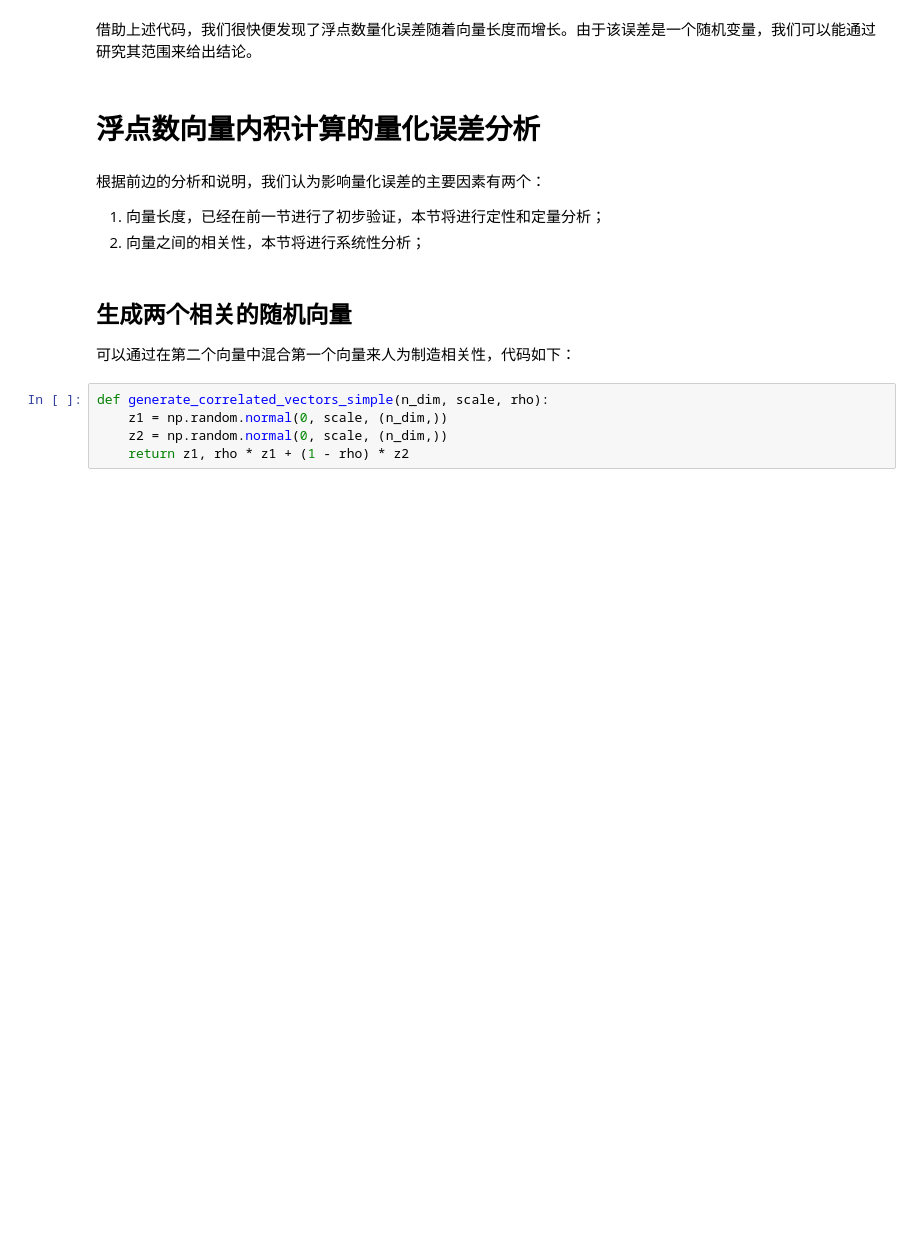
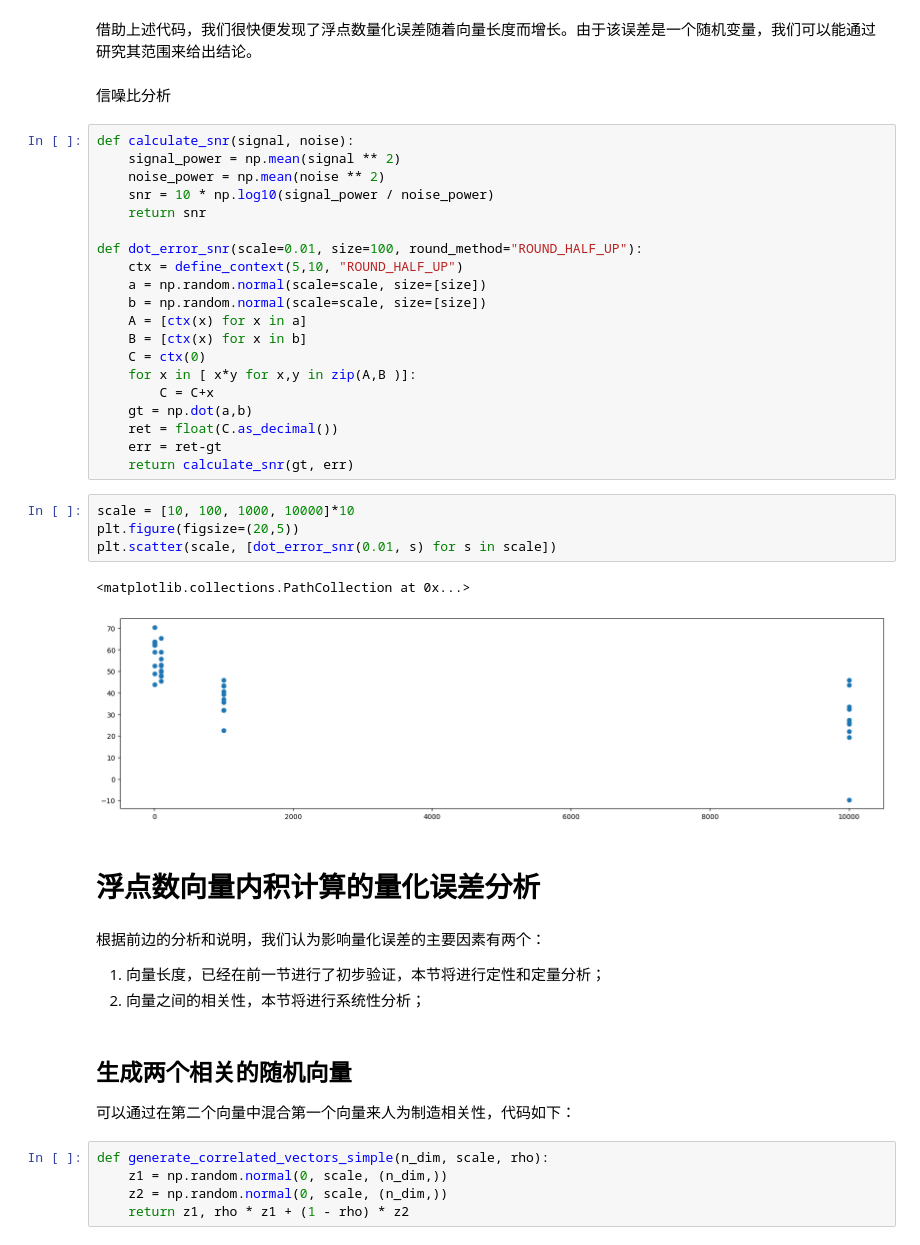
Before and after one commit to reiase/ieee754_simulation, a Jupyter notebook: simfloat.ipynb, the cells around one changed output. Saved outputs shown, nothing was run; the diff lists cells and outputs as text; blank space fills up the shorter version.

```diff
--- a/simfloat.ipynb
+++ b/simfloat.ipynb
@@ -80,5 +80,34 @@ plt.scatter(scale, [dot_error(0.01, s) for s in scale])
 # %% [markdown]
 借助上述代码，我们很快便发现了浮点数量化误差随着向量长度而增长。由于该误差是一个随机变量，我们可以能通过研究其范围来给出结论。
+# %% [markdown]
+信噪比分析
+# %%
+def calculate_snr(signal, noise):
+    signal_power = np.mean(signal ** 2)
+    noise_power = np.mean(noise ** 2)
+    snr = 10 * np.log10(signal_power / noise_power)
+    return snr
+
+def dot_error_snr(scale=0.01, size=100, round_method="ROUND_HALF_UP"):
+    ctx = define_context(5,10, "ROUND_HALF_UP")
+    a = np.random.normal(scale=scale, size=[size])
+    b = np.random.normal(scale=scale, size=[size])
+    A = [ctx(x) for x in a]
+    B = [ctx(x) for x in b]
+    C = ctx(0)
+    for x in [ x*y for x,y in zip(A,B )]:
+        C = C+x
+    gt = np.dot(a,b)
+    ret = float(C.as_decimal())
+    err = ret-gt
+    return calculate_snr(gt, err)
+# %%
+scale = [10, 100, 1000, 10000]*10
+plt.figure(figsize=(20,5))
+plt.scatter(scale, [dot_error_snr(0.01, s) for s in scale])
+# %% [output]
+<matplotlib.collections.PathCollection at 0x...>
+[figure, added]
 # %% [markdown]
 # 浮点数向量内积计算的量化误差分析
 # %% [markdown]
```
Also changed, not shown: parts of 7 cells of this notebook.
